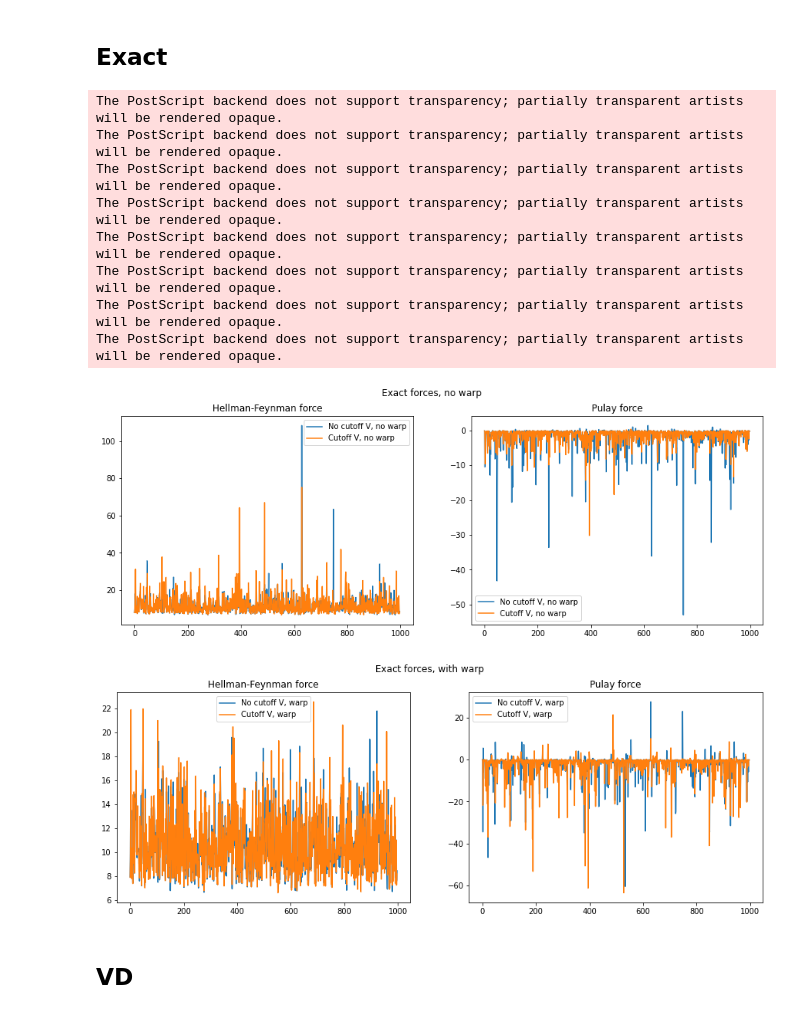
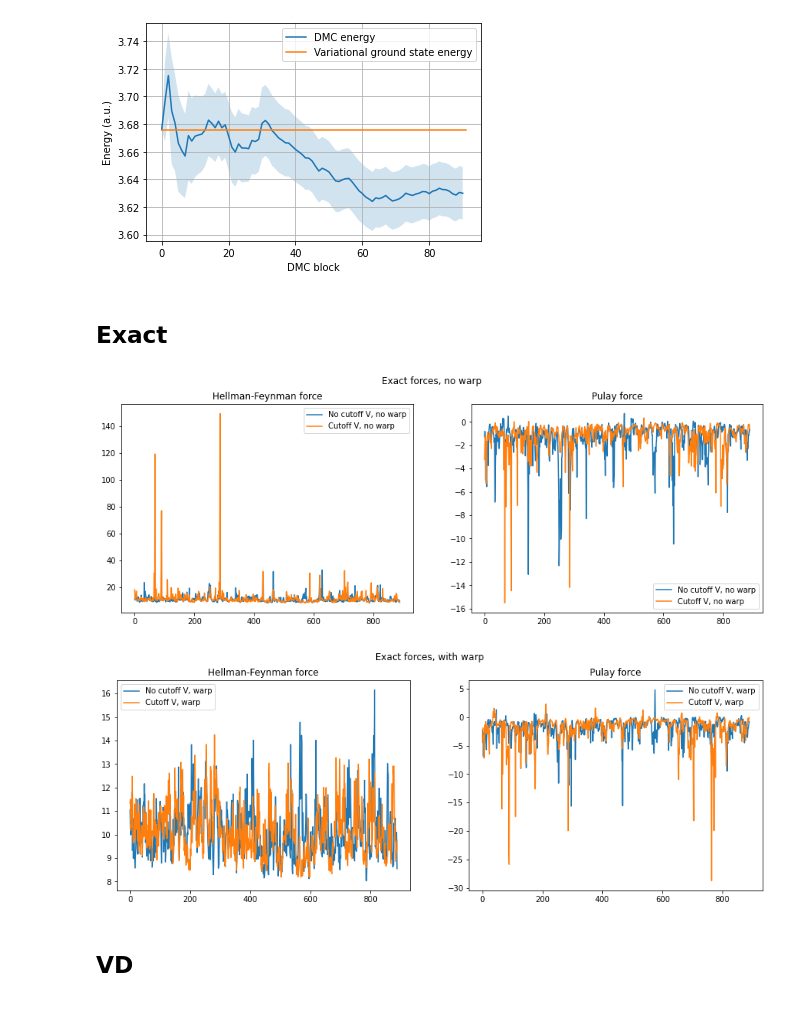
Before and after one commit to Jvanrhijn/pydmc, a Jupyter notebook: examples/comparison.ipynb, the cells around one changed output. Saved outputs shown, nothing was run; the diff lists cells and outputs as text; code cells hidden in the pictures.

```diff
--- a/examples/comparison.ipynb
+++ b/examples/comparison.ipynb
@@ -6,10 +6,10 @@ import scipy.special as spec
 
 q0 = 0.8253525490491695
 a0 = 1
-nconf = 1
+nconf = 50
 time_step = 1e-2
 reference_energy = 3.67603
-blocks = 10_000
+blocks = 100
 steps_per_block = 10
 # number of equilibration blocks
 neq = 10
@@ -100,51 +100,58 @@ def compute_forces(fa):
 # %%
 res_cut = dmc(da)
 res_nocut = dmc(da, vcut=False)
+# %%
+plt.figure()
+ns = np.arange(0, len(res_cut.energy_estimate))
+plt.plot(ns, res_cut.energy_estimate, label="DMC energy")
+plt.fill_between(ns, res_cut.energy_estimate - res_cut.energy_error,
+                     res_cut.energy_estimate + res_cut.energy_error, alpha=0.2)
+
+plt.plot([0, len(res_cut.energy_estimate)],
+        [reference_energy, reference_energy], label="Variational ground state energy")
+plt.legend()
+plt.xlabel("DMC block")
+plt.ylabel("Energy (a.u.)")
+plt.grid()
+# %% [output]
+[figure, added]
 # %% [markdown]
 ## Exact
 # %%
-bs = 100
+bs = 1
 
 flhf_cut, flpulay_cut, w = compute_forces(res_cut.force_accumulators[0])
 flhf_cut_warp, flpulay_cut_warp, w_cut_warp = compute_forces(res_cut.force_accumulators[1])
 
 flhf_nocut, flpulay_nocut, w_nocut = compute_forces(res_nocut.force_accumulators[0])
 flhf_nocut_warp, flpulay_nocut_warp, w_nocut_warp = compute_forces(res_nocut.force_accumulators[1])
 
 fig, axes = plt.subplots(nrows=1, ncols=2, figsize=(15, 5), sharey=False)
 fig.suptitle("Exact forces, no warp")
 axes[0].plot(bin_samples(flhf_nocut[0, :], bs), label="No cutoff V, no warp")
 axes[0].plot(bin_samples(flhf_cut[0, :], bs), label="Cutoff V, no warp")
 axes[1].plot(bin_samples(flpulay_nocut[0, :], bs), label="No cutoff V, no warp")
 axes[1].plot(bin_samples(flpulay_cut[0, :], bs), label="Cutoff V, no warp")
 axes[0].set_title("Hellman-Feynman force"); axes[1].set_title("Pulay force")
 
 axes[0].legend();axes[1].legend()
-fig.savefig("exact_nowarp.eps")
+#fig.savefig("exact_nowarp.eps")
 
 fig, axes = plt.subplots(nrows=1, ncols=2, figsize=(15, 5), sharey=False)
 fig.suptitle("Exact forces, with warp")
 axes[0].plot(bin_samples(flhf_nocut_warp[0, :], bs), label="No cutoff V, warp")
 axes[0].plot(bin_samples(flhf_cut_warp[0, :], bs), label="Cutoff V, warp")
 axes[1].plot(bin_samples(flpulay_nocut_warp[0, :], bs), label="No cutoff V, warp")
 axes[1].plot(bin_samples(flpulay_cut_warp[0, :], bs), label="Cutoff V, warp")
 axes[0].set_title("Hellman-Feynman force"); axes[1].set_title("Pulay force")
 
 axes[0].legend();axes[1].legend()
-fig.savefig("exact_warp.eps")
+#fig.savefig("exact_warp.eps")
 
 plt.show()
 # %% [output]
-The PostScript backend does not support transparency; partially transparent artists will be rendered opaque.
-The PostScript backend does not support transparency; partially transparent artists will be rendered opaque.
-The PostScript backend does not support transparency; partially transparent artists will be rendered opaque.
-The PostScript backend does not support transparency; partially transparent artists will be rendered opaque.
-The PostScript backend does not support transparency; partially transparent artists will be rendered opaque.
-The PostScript backend does not support transparency; partially transparent artists will be rendered opaque.
-The PostScript backend does not support transparency; partially transparent artists will be rendered opaque.
-The PostScript backend does not support transparency; partially transparent artists will be rendered opaque.
-[figure, old version]
+[figure, new version]
-[figure, old version]
+[figure, new version]
 # %% [markdown]
 ## VD
 # %%
```
Also changed, not shown: parts of 6 cells of this notebook, 1 other file.
